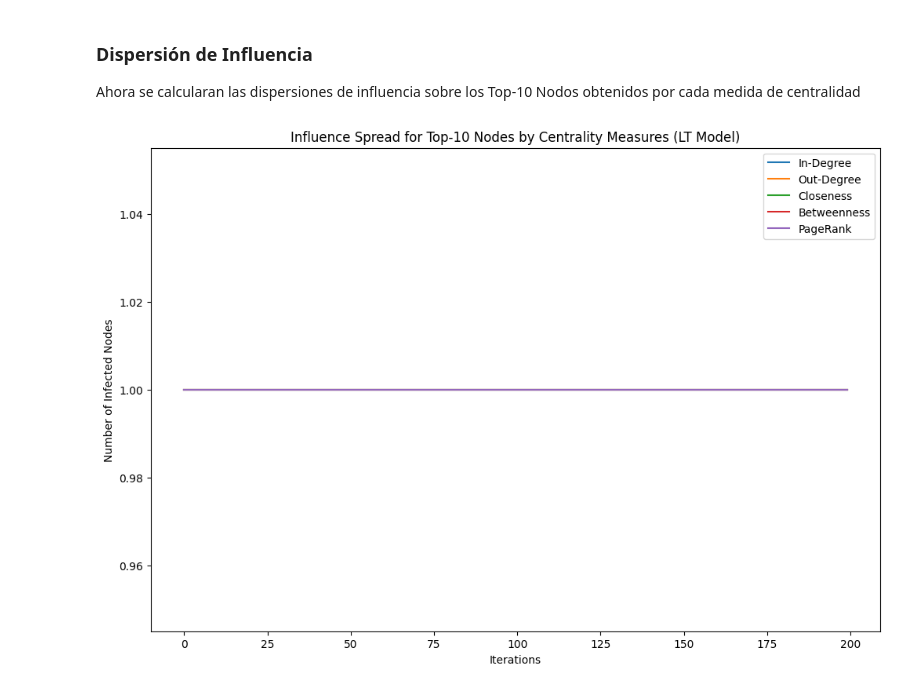
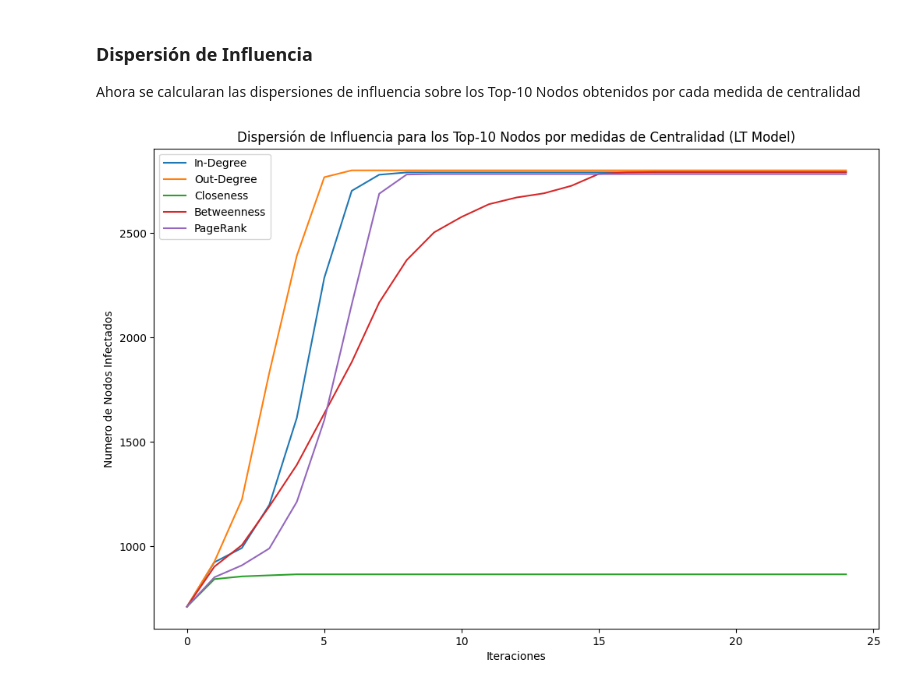
Before and after one commit to angel-salgado-m/proyectoBD3, a Jupyter notebook: proyectoBD3.ipynb, the cells around one changed output. Drawn from its saved outputs; the diff is of its cells as text; code cells hidden in the pictures.

Commit message:
Dispersion de Influencia para top10 nodos

```diff
--- a/proyectoBD3.ipynb
+++ b/proyectoBD3.ipynb
@@ -244,14 +244,14 @@ top_10_pagerank = centralities.nlargest(10, 'PageRank')['Node'].tolist()
 def run_lt_model(G, seeds):
     lt_model = ep.ThresholdModel(G)
     config = mc.Configuration()
-    config.add_model_parameter('fraction_infected', 0.0)
+    config.add_model_parameter('fraction_infected', 0.1)
     for node in G.nodes():
         config.add_node_configuration("threshold", node, 0.2)
         config.add_node_configuration("status", node, 0)
     for seed in seeds:
         config.add_node_configuration("status", seed, 1)
     lt_model.set_initial_status(config)
-    iterations = lt_model.iteration_bunch(200)
+    iterations = lt_model.iteration_bunch(25)
     return iterations
 # %%
 # Funcion para calcular la influencia
@@ -274,15 +274,15 @@ influence_pagerank = calculate_influence(iterations_pagerank)
 # %%
 # Visualización
 plt.figure(figsize=(12, 8))
 plt.plot(influence_in_degree, label='In-Degree')
 plt.plot(influence_out_degree, label='Out-Degree')
 plt.plot(influence_closeness, label='Closeness')
 plt.plot(influence_betweenness, label='Betweenness')
 plt.plot(influence_pagerank, label='PageRank')
-plt.xlabel('Iterations')
-plt.ylabel('Number of Infected Nodes')
-plt.title('Influence Spread for Top-10 Nodes by Centrality Measures (LT Model)')
+plt.xlabel('Iteraciones')
+plt.ylabel('Numero de Nodos Infectados')
+plt.title('Dispersión de Influencia para los Top-10 Nodos por medidas de Centralidad (LT Model)')
 plt.legend()
 plt.show()
 # %% [output]
-[figure, old version]
+[figure, new version]
```
Also changed, not shown: parts of 2 cells of this notebook.
